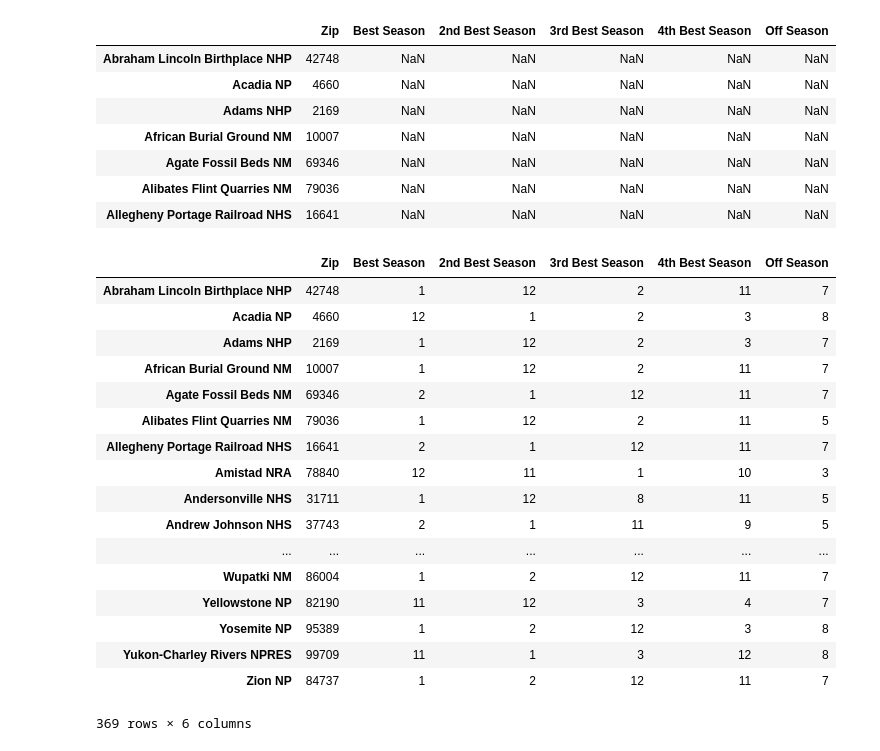
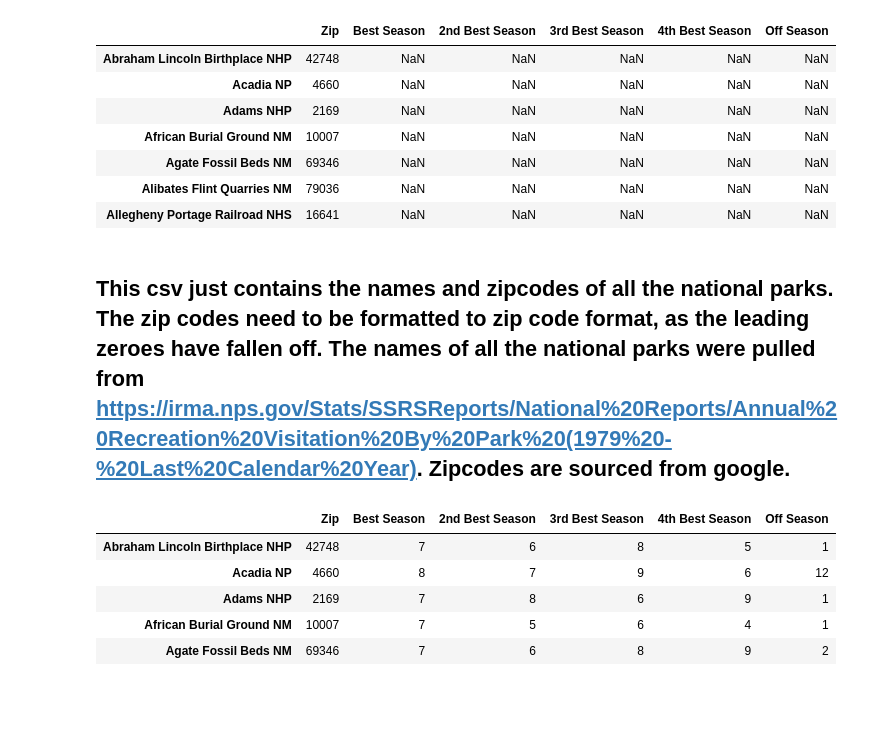
Before and after one commit to breaclark/National_Park_Project, a Jupyter notebook: nat_parks.ipynb, the cells around one changed output. Saved outputs shown, nothing was run; the diff lists cells and outputs as text; code cells hidden in the pictures; blank space fills up the shorter version.

```diff
--- a/nat_parks.ipynb
+++ b/nat_parks.ipynb
@@ -20,4 +19,6 @@ master.head(7)
 | Agate Fossil Beds NM | 69346 | NaN | NaN | NaN | NaN | NaN |
 | Alibates Flint Quarries NM | 79036 | NaN | NaN | NaN | NaN | NaN |
 | Allegheny Portage Railroad NHS | 16641 | NaN | NaN | NaN | NaN | NaN |
+# %% [markdown]
+## This csv just contains the names and zipcodes of all the national parks. The zip codes need to be formatted to zip code format, as the leading zeroes have fallen off. The names of all the national parks were pulled from https://irma.nps.gov/Stats/SSRSReports/National%20Reports/Annual%20Recreation%20Visitation%20By%20Park%20(1979%20-%20Last%20Calendar%20Year). Zipcodes are sourced from google.
 # %%
@@ -27,41 +29,32 @@ def num_month(month):
 # %%
 files = master.index
 
-
+#joining up each park's data with the master table
 for i in range(0, len(files)):
+    #getting the file
     part = pd.DataFrame.from_csv("tables/" + files[i] + ".csv")
     part = part.drop('Textbox5', 1)
     avgs = pd.DataFrame(part.ix[0].astype(float))
-    avgs = avgs.sort(columns='Average')
+    #ranking the averages
+    avgs = avgs.sort(columns='Average', ascending=False)
     ranking = avgs.index
     best = num_month(ranking[0])
     best2 = num_month(ranking[1])
     best3 = num_month(ranking[2])
     best4 = num_month(ranking[3])
     worst = num_month(ranking[-1])
+    #putting the best, 2nd best, so on months into the master
     master.ix[i,1] = best
     master.ix[i,2] = best2
     master.ix[i,3] = best3
     master.ix[i,4] = best4
     master.ix[i,5] = worst
 
-master
+master.head()
 # %% [output]
 |  | Zip | Best Season | 2nd Best Season | 3rd Best Season | 4th Best Season | Off Season |
-| Abraham Lincoln Birthplace NHP | 42748 | 1 | 12 | 2 | 11 | 7 |
-| Acadia NP | 4660 | 12 | 1 | 2 | 3 | 8 |
-| Adams NHP | 2169 | 1 | 12 | 2 | 3 | 7 |
-| African Burial Ground NM | 10007 | 1 | 12 | 2 | 11 | 7 |
-| Agate Fossil Beds NM | 69346 | 2 | 1 | 12 | 11 | 7 |
-| Alibates Flint Quarries NM | 79036 | 1 | 12 | 2 | 11 | 5 |
-| Allegheny Portage Railroad NHS | 16641 | 2 | 1 | 12 | 11 | 7 |
-| Amistad NRA | 78840 | 12 | 11 | 1 | 10 | 3 |
-| Andersonville NHS | 31711 | 1 | 12 | 8 | 11 | 5 |
-| Andrew Johnson NHS | 37743 | 2 | 1 | 11 | 9 | 5 |
-| ... | ... | ... | ... | ... | ... | ... |
-| Wupatki NM | 86004 | 1 | 2 | 12 | 11 | 7 |
-| Yellowstone NP | 82190 | 11 | 12 | 3 | 4 | 7 |
-| Yosemite NP | 95389 | 1 | 2 | 12 | 3 | 8 |
-| Yukon-Charley Rivers NPRES | 99709 | 11 | 1 | 3 | 12 | 8 |
-| Zion NP | 84737 | 1 | 2 | 12 | 11 | 7 |
+| Abraham Lincoln Birthplace NHP | 42748 | 7 | 6 | 8 | 5 | 1 |
+| Acadia NP | 4660 | 8 | 7 | 9 | 6 | 12 |
+| Adams NHP | 2169 | 7 | 8 | 6 | 9 | 1 |
+| African Burial Ground NM | 10007 | 7 | 5 | 6 | 4 | 1 |
+| Agate Fossil Beds NM | 69346 | 7 | 6 | 8 | 9 | 2 |
-369 rows × 6 columns
```
Also changed, not shown: parts of 11 cells of this notebook, 3 other files.
